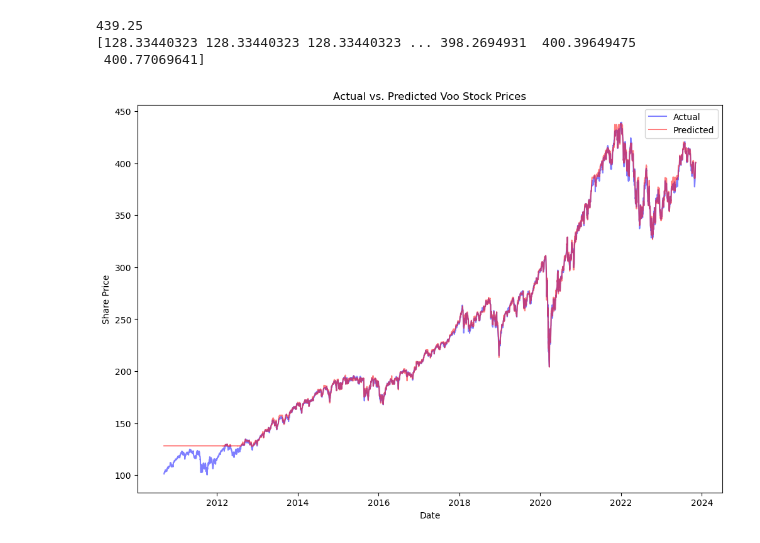
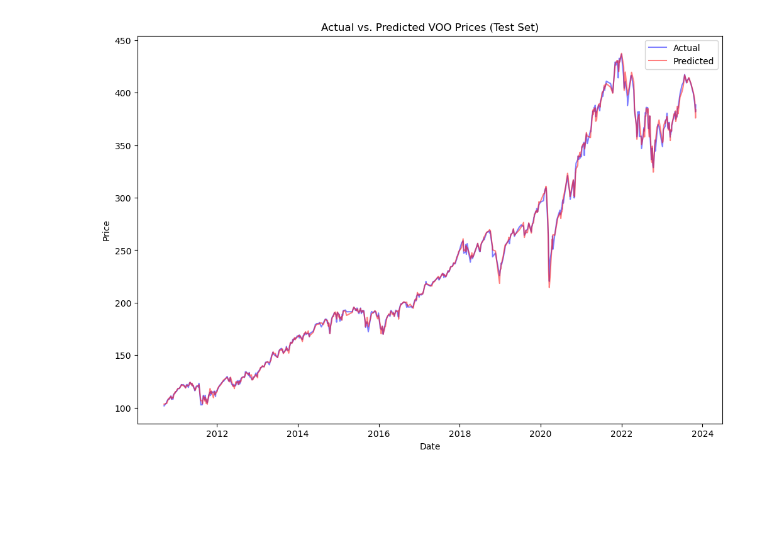
Before and after one commit to Bhumir2503/ML-Stock-Predictor, a Jupyter notebook: TrainingModel/random_forest_model.ipynb, the cells around one changed output. Drawn from its saved outputs; the diff is of its cells as text; code cells hidden in the pictures; blank space fills up the shorter version.

```diff
--- a/TrainingModel/random_forest_model.ipynb
+++ b/TrainingModel/random_forest_model.ipynb
@@ -198,0 +236,18 @@ VOO Prediction Comparison
+# %%
+# Predict with model
+voo_predicted = forestModel_voo.predict(X_test_VOO)
+
+# Calculate and display performance metrics
+rfMSE = mean_squared_error(y_test_VOO, voo_predicted)
+rfR2 = r2_score(y_test_VOO, voo_predicted)
+
+print(f"VOO Prediction MSE: {rfMSE:.4}")
+print(f"VOO Prediction R2: {rfR2:.4}")
+
+# Create a dataframe to store dates, actual values, and predicted values for sorting by date
+results = pd.DataFrame({ 'Date': dates_test.values.flatten(), 'Actual': y_test_VOO.flatten(), 'Predicted': voo_predicted.flatten()})
+
+# Resort randomized data
+results = results.sort_values(by='Date')
+
+comp_table(results['Actual'].values, results['Predicted'].values, 'VOO')
@@ -199,28 +272,12 @@ VOO Prediction Comparison
 # %%
-# Convert voo_predicted_high_prices to a 1D array if it's 2D
-voo_predicted= voo_predicted.flatten()
-
-# Ensure both arrays have the same length (trim the larger array if needed)
-min_length = min(len(voo['Date']), len(voo_predicted))
-dates = voo['Date'][:min_length]
-actual_prices = voo['Close'][:min_length]
-predicted_prices = voo_predicted[:min_length]
-
-print(max(actual_prices))
-print(predicted_prices)
-
-# Plot the data
+# Plot the actual vs predicted stock prices for test set
 plt.figure(figsize=(12, 8))
-plt.plot(dates, actual_prices, color='blue', alpha=0.5)
-plt.plot(dates, predicted_prices, color='red', alpha=0.5)
-
-plt.title('Actual vs. Predicted Voo Stock Prices')
+plt.plot(results['Date'], results['Actual'], color='blue', alpha=0.5, label='Actual',)
+plt.plot(results['Date'], results['Predicted'], color='red', alpha=0.5, label='Predicted')
+plt.title('Actual vs. Predicted VOO Prices (Test Set)')
 plt.xlabel('Date')
-plt.ylabel('Share Price')
-plt.legend(['Actual', 'Predicted'])
+plt.ylabel('Price')
+plt.legend()
 plt.show()
 # %% [output]
-439.25
-[128.33440323 128.33440323 128.33440323 ... 398.2694931  400.39649475
- 400.77069641]
-[figure, old version]
+[figure, new version]
```
Also changed, not shown: parts of 19 cells of this notebook.
